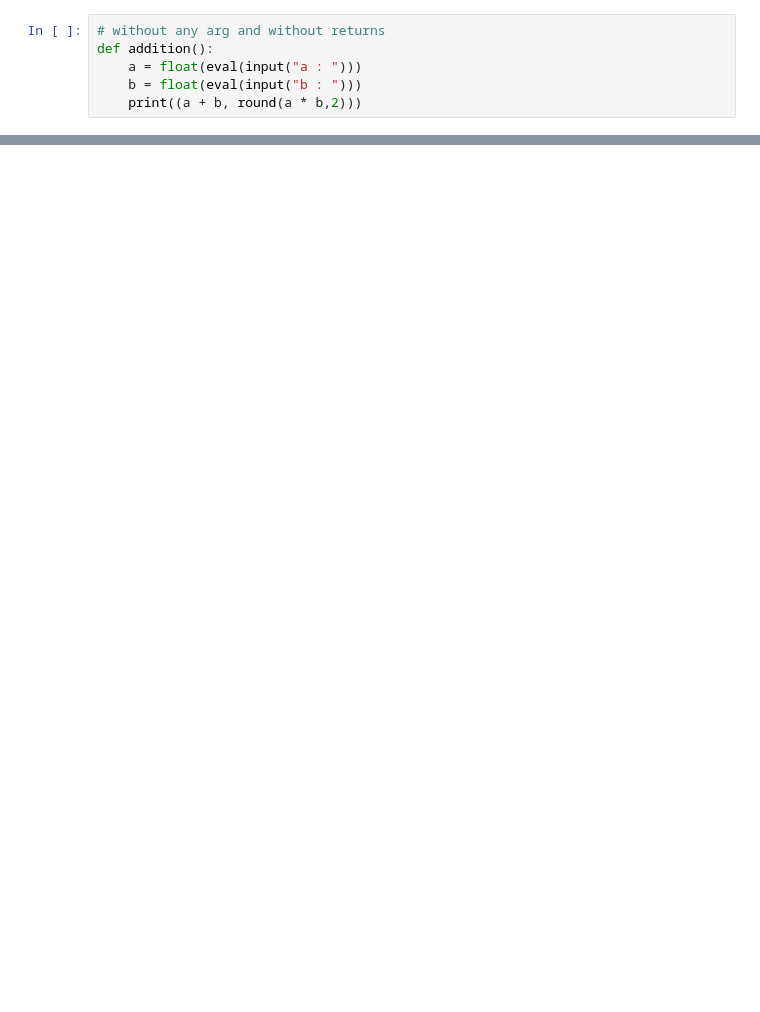
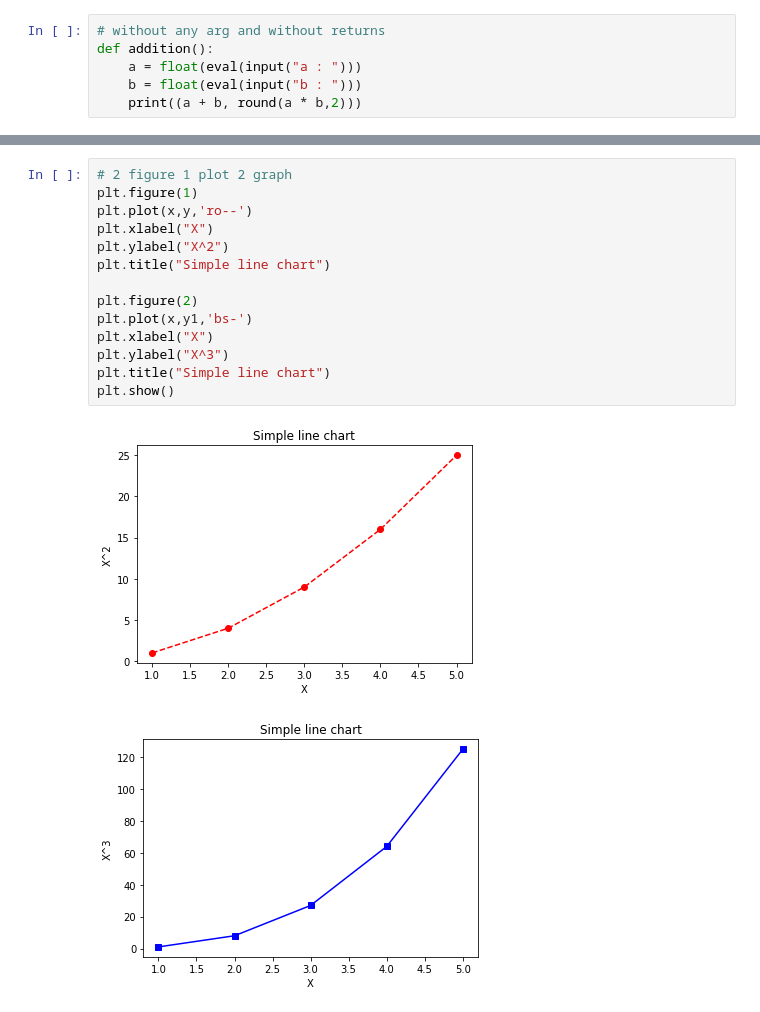
Before and after one commit to sharmasaravanan/Machine_learning, a Jupyter notebook: MSME-ML_deployment-2021.ipynb, the cells around one changed output, grey strips where cells are left out. Cells and saved outputs as stored; diff of their text form; blank space fills up the shorter version.

```diff
--- a/MSME-ML_deployment-2021.ipynb
+++ b/MSME-ML_deployment-2021.ipynb
@@ -1059,0 +1118,17 @@ data
+# %%
+# 2 figure 1 plot 2 graph
+plt.figure(1)
+plt.plot(x,y,'ro--')
+plt.xlabel("X")
+plt.ylabel("X^2")
+plt.title("Simple line chart")
+
+plt.figure(2)
+plt.plot(x,y1,'bs-')
+plt.xlabel("X")
+plt.ylabel("X^3")
+plt.title("Simple line chart")
+plt.show()
+# %% [output]
+[figure, added]
+[figure, added]
```
Also changed, not shown: parts of 195 cells of this notebook.
